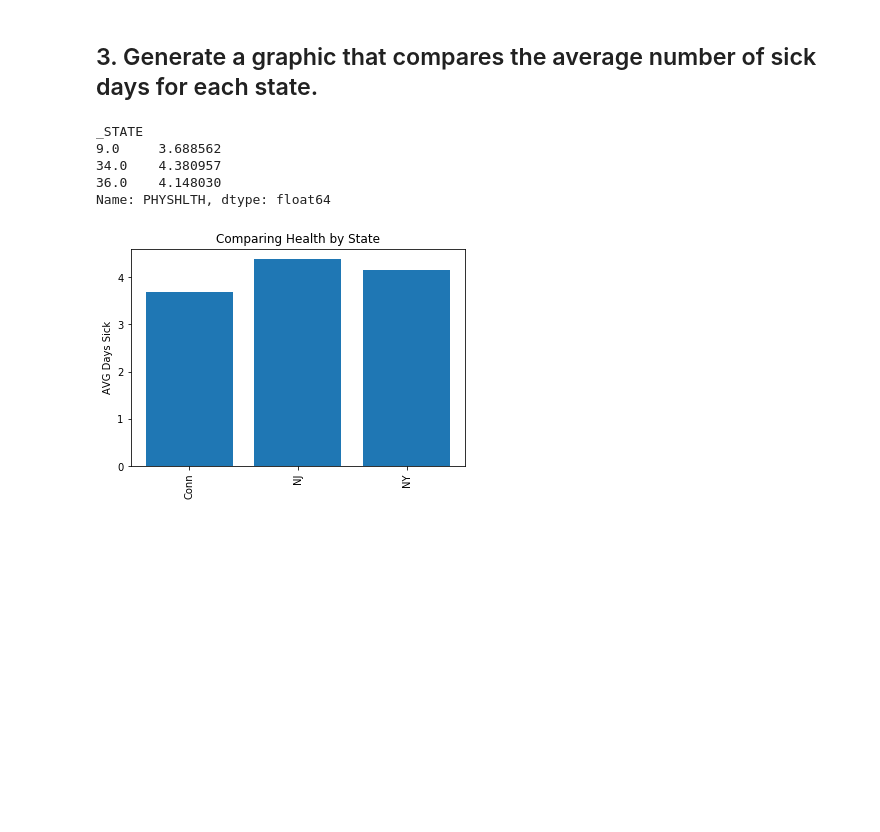
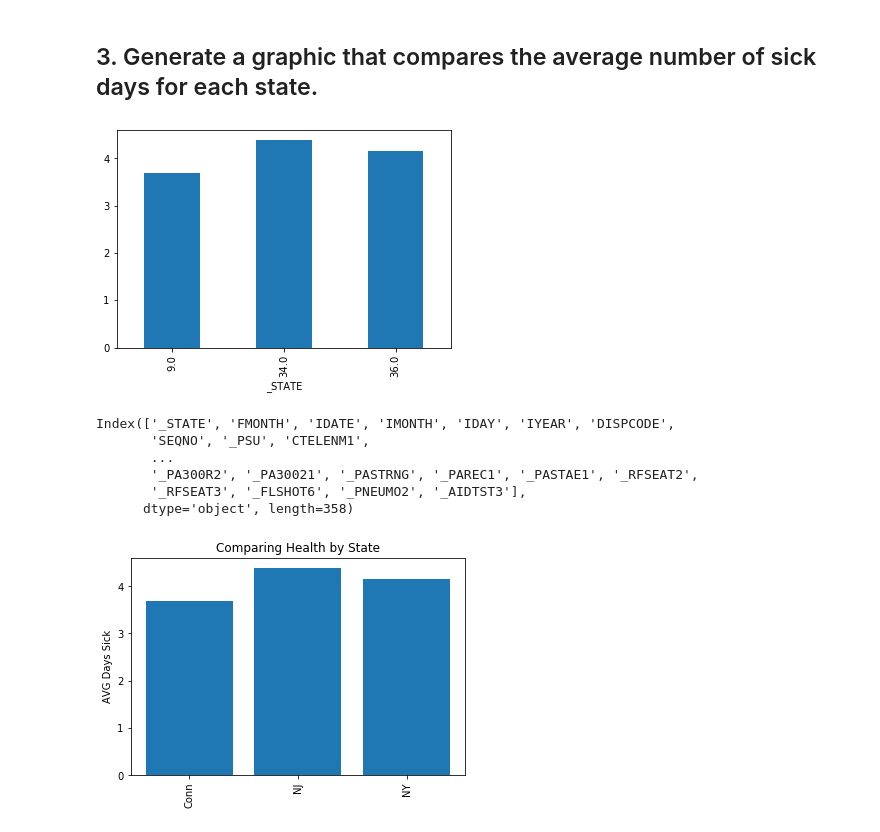
Before and after one commit to SlimHintz/nyc-mhtn-ds-091420-lectures, a Jupyter notebook: STATS_case_study/Statistical_Tests_Applied.ipynb, the cells around one changed output. Saved outputs shown, nothing was run; the diff lists cells and outputs as text; code cells hidden in the pictures; blank space fills up the shorter version.

```diff
--- a/STATS_case_study/Statistical_Tests_Applied.ipynb
+++ b/STATS_case_study/Statistical_Tests_Applied.ipynb
@@ -184,12 +186,18 @@ plt.show(fig)
 ## 3. Generate a graphic that compares the average number of sick days for each state.
 # %%
 # code to calculate the average number of sick days by state
+df.groupby('_STATE').PHYSHLTH.mean().plot(kind='bar');
 # %% [output]
-_STATE
-9.0     3.688562
-34.0    4.380957
-36.0    4.148030
-Name: PHYSHLTH, dtype: float64
+[figure, added]
+# %%
+df.columns
+# %% [output]
+Index(['_STATE', 'FMONTH', 'IDATE', 'IMONTH', 'IDAY', 'IYEAR', 'DISPCODE',
+       'SEQNO', '_PSU', 'CTELENM1',
+       ...
+       '_PA300R2', '_PA30021', '_PASTRNG', '_PAREC1', '_PASTAE1', '_RFSEAT2',
+       '_RFSEAT3', '_FLSHOT6', '_PNEUMO2', '_AIDTST3'],
+      dtype='object', length=358)
 # %%
 # code to graph those averages using matplotlib
 # %% [output]
```
Also changed, not shown: parts of 10 cells of this notebook.
